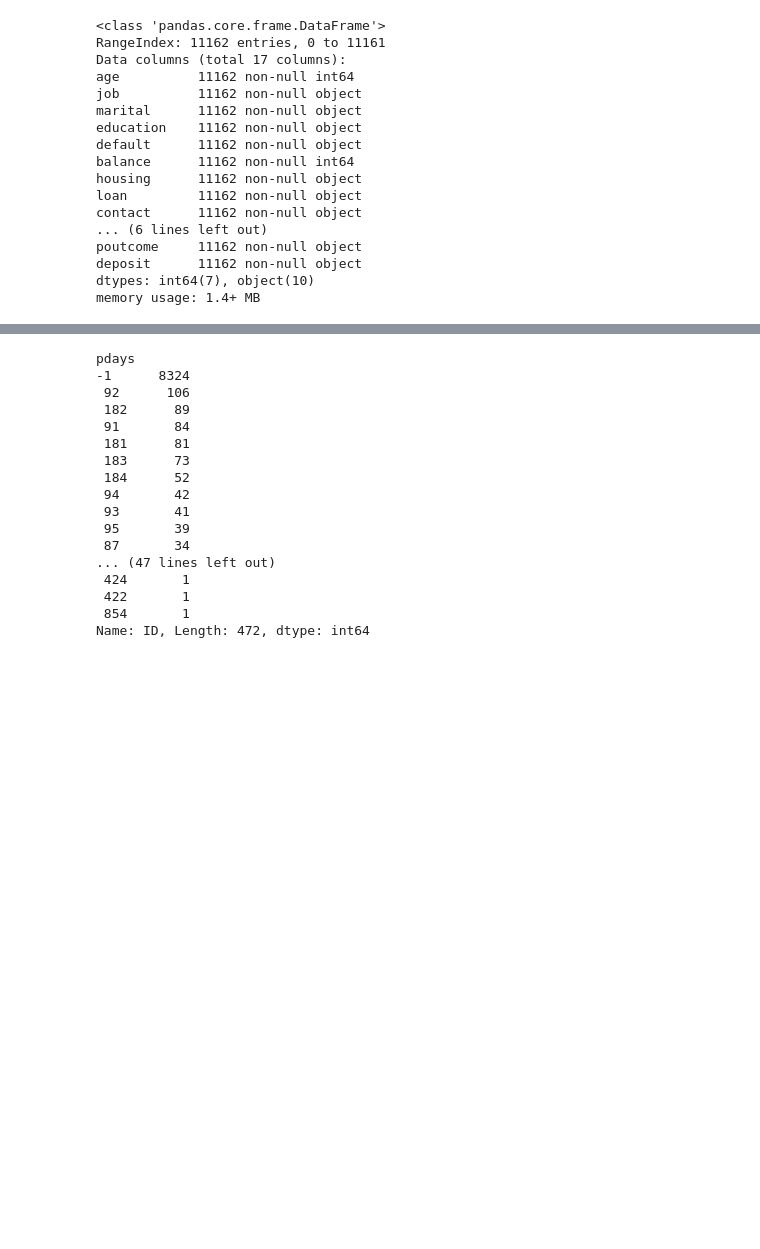
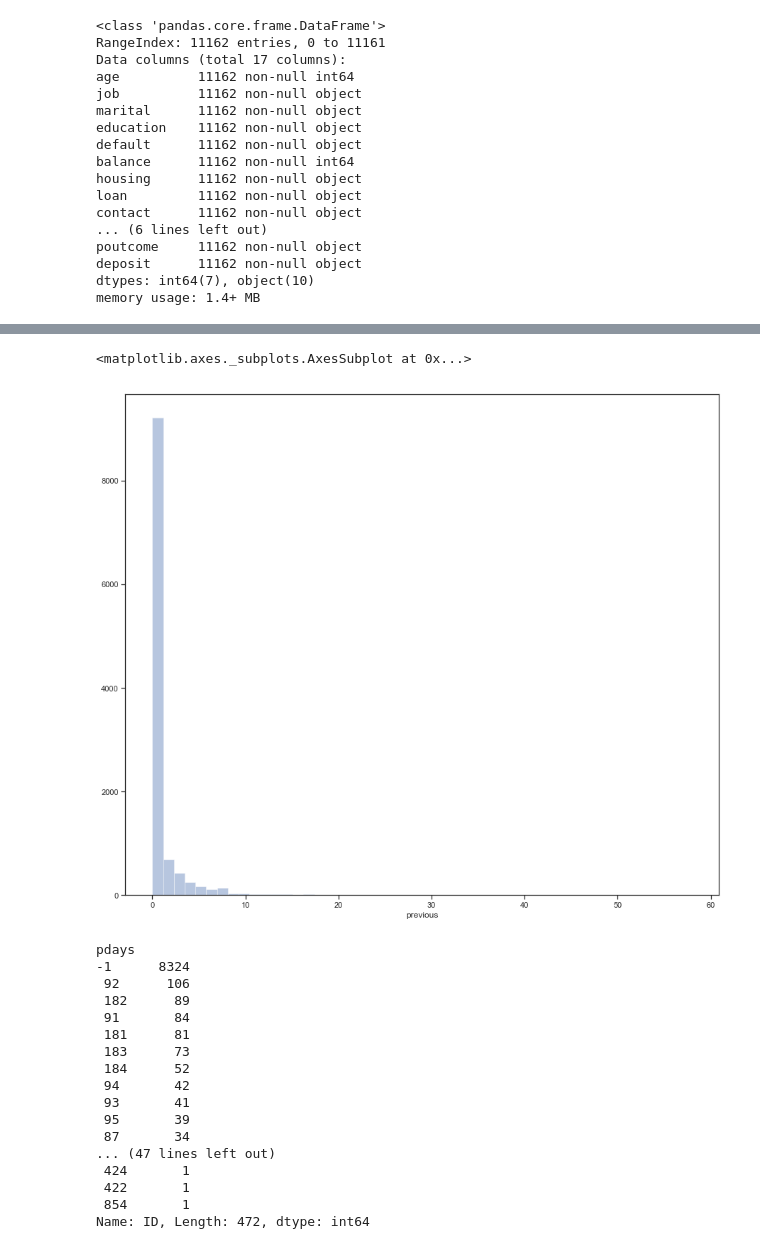
Before and after one commit to HieuFromWaterloo/stat441_project, a Jupyter notebook: BankX.ipynb, the cells around one changed output, grey strips where cells are left out. Saved outputs shown, nothing was run; the diff lists cells and outputs as text; code cells hidden in the pictures; blank space fills up the shorter version.

```diff
--- a/BankX.ipynb
+++ b/BankX.ipynb
@@ -281,3 +308,8 @@ sns.heatmap(corr,
+# %%
+sns.distplot(data["previous"], kde=False)
+# %% [output]
+<matplotlib.axes._subplots.AxesSubplot at 0x...>
+[figure, added]
 # %%
 df = data.groupby("pdays")["ID"].nunique().sort_values(ascending=False)
 print(df)
```
Also changed, not shown: parts of 12 cells of this notebook, 15 other files.
